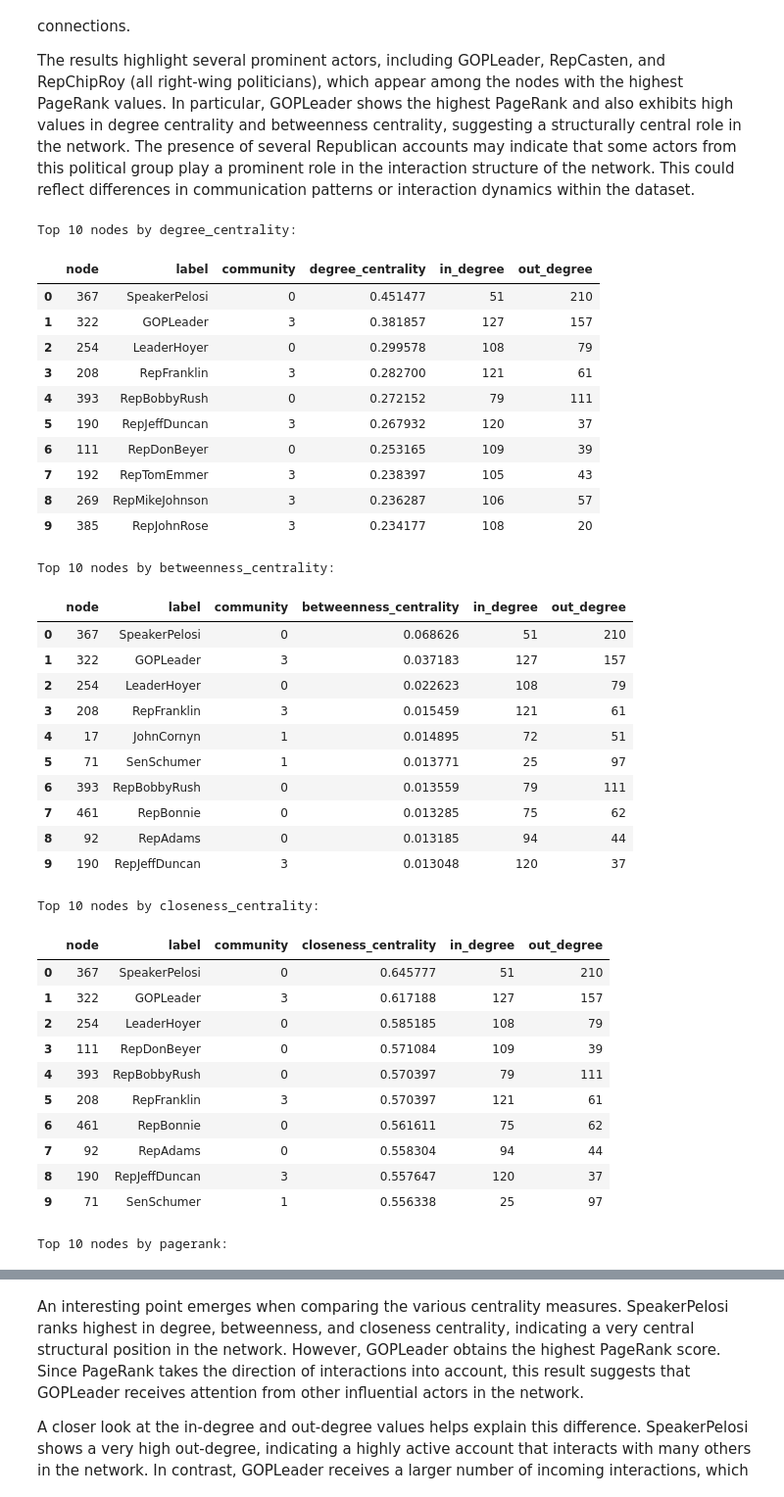
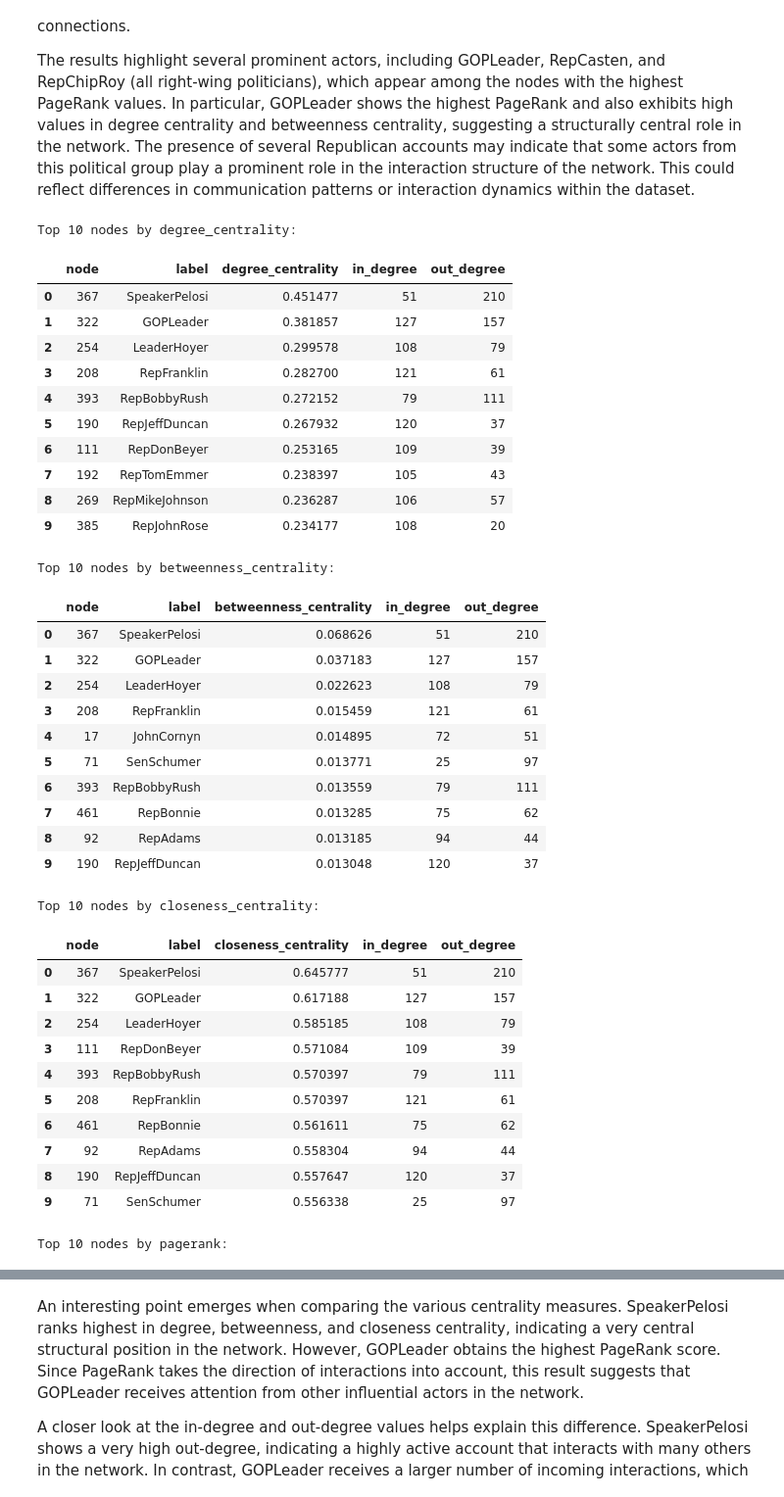
Before and after one commit to leilacielok/network_analysis, a Jupyter notebook: network_analysis.ipynb, the cells around one changed output, grey strips where cells are left out. Shown at 98% size. Saved outputs shown, nothing was run; the diff lists cells and outputs as text; code cells hidden in the pictures.

```diff
--- a/network_analysis.ipynb
+++ b/network_analysis.ipynb
@@ -590,7 +590,7 @@ bet_cent = nx.betweenness_centrality(G_und, normalized=True)
 clo_cent = nx.closeness_centrality(G_und)
 
 # PageRank (directed)
-pr = nx.pagerank(G, alpha=0.85)
+pr = nx.pagerank(G, alpha=0.85, weight='weight')
 
 # In-degree and out-degree
 in_deg = dict(G.in_degree())
@@ -631,52 +631,52 @@ The results highlight several prominent actors, including GOPLeader, RepCasten,
 # %%
 # Key nodes
 def show_top(df, col, k=10):
     print(f"\nTop {k} nodes by {col}:")
     display(
         df.sort_values(col, ascending=False)
           .reset_index(drop=True)
-          .head(k)[["node", "label", "community", col, "in_degree", "out_degree"]]
+          .head(k)[["node", "label", col, "in_degree", "out_degree"]]
     )
 
 show_top(centrality_df, "degree_centrality")
 show_top(centrality_df, "betweenness_centrality")
 show_top(centrality_df, "closeness_centrality")
 show_top(centrality_df, "pagerank")
 # %% [output]
 Top 10 nodes by degree_centrality:
-|  | node | label | community | degree_centrality | in_degree | out_degree |
-| 0 | 367 | SpeakerPelosi | 0 | 0.451477 | 51 | 210 |
-| 1 | 322 | GOPLeader | 3 | 0.381857 | 127 | 157 |
-| 2 | 254 | LeaderHoyer | 0 | 0.299578 | 108 | 79 |
-| 3 | 208 | RepFranklin | 3 | 0.282700 | 121 | 61 |
-| 4 | 393 | RepBobbyRush | 0 | 0.272152 | 79 | 111 |
-| 5 | 190 | RepJeffDuncan | 3 | 0.267932 | 120 | 37 |
-| 6 | 111 | RepDonBeyer | 0 | 0.253165 | 109 | 39 |
-| 7 | 192 | RepTomEmmer | 3 | 0.238397 | 105 | 43 |
-| 8 | 269 | RepMikeJohnson | 3 | 0.236287 | 106 | 57 |
-| 9 | 385 | RepJohnRose | 3 | 0.234177 | 108 | 20 |
+|  | node | label | degree_centrality | in_degree | out_degree |
+| 0 | 367 | SpeakerPelosi | 0.451477 | 51 | 210 |
+| 1 | 322 | GOPLeader | 0.381857 | 127 | 157 |
+| 2 | 254 | LeaderHoyer | 0.299578 | 108 | 79 |
+| 3 | 208 | RepFranklin | 0.282700 | 121 | 61 |
+| 4 | 393 | RepBobbyRush | 0.272152 | 79 | 111 |
+| 5 | 190 | RepJeffDuncan | 0.267932 | 120 | 37 |
+| 6 | 111 | RepDonBeyer | 0.253165 | 109 | 39 |
+| 7 | 192 | RepTomEmmer | 0.238397 | 105 | 43 |
+| 8 | 269 | RepMikeJohnson | 0.236287 | 106 | 57 |
+| 9 | 385 | RepJohnRose | 0.234177 | 108 | 20 |
 Top 10 nodes by betweenness_centrality:
-|  | node | label | community | betweenness_centrality | in_degree | out_degree |
-| 0 | 367 | SpeakerPelosi | 0 | 0.068626 | 51 | 210 |
-| 1 | 322 | GOPLeader | 3 | 0.037183 | 127 | 157 |
-| 2 | 254 | LeaderHoyer | 0 | 0.022623 | 108 | 79 |
-| 3 | 208 | RepFranklin | 3 | 0.015459 | 121 | 61 |
-| 4 | 17 | JohnCornyn | 1 | 0.014895 | 72 | 51 |
-| 5 | 71 | SenSchumer | 1 | 0.013771 | 25 | 97 |
-| 6 | 393 | RepBobbyRush | 0 | 0.013559 | 79 | 111 |
-| 7 | 461 | RepBonnie | 0 | 0.013285 | 75 | 62 |
-| 8 | 92 | RepAdams | 0 | 0.013185 | 94 | 44 |
-| 9 | 190 | RepJeffDuncan | 3 | 0.013048 | 120 | 37 |
+|  | node | label | betweenness_centrality | in_degree | out_degree |
+| 0 | 367 | SpeakerPelosi | 0.068626 | 51 | 210 |
+| 1 | 322 | GOPLeader | 0.037183 | 127 | 157 |
+| 2 | 254 | LeaderHoyer | 0.022623 | 108 | 79 |
+| 3 | 208 | RepFranklin | 0.015459 | 121 | 61 |
+| 4 | 17 | JohnCornyn | 0.014895 | 72 | 51 |
+| 5 | 71 | SenSchumer | 0.013771 | 25 | 97 |
+| 6 | 393 | RepBobbyRush | 0.013559 | 79 | 111 |
+| 7 | 461 | RepBonnie | 0.013285 | 75 | 62 |
+| 8 | 92 | RepAdams | 0.013185 | 94 | 44 |
+| 9 | 190 | RepJeffDuncan | 0.013048 | 120 | 37 |
 Top 10 nodes by closeness_centrality:
-|  | node | label | community | closeness_centrality | in_degree | out_degree |
-| 0 | 367 | SpeakerPelosi | 0 | 0.645777 | 51 | 210 |
-| 1 | 322 | GOPLeader | 3 | 0.617188 | 127 | 157 |
-| 2 | 254 | LeaderHoyer | 0 | 0.585185 | 108 | 79 |
-| 3 | 111 | RepDonBeyer | 0 | 0.571084 | 109 | 39 |
-| 4 | 393 | RepBobbyRush | 0 | 0.570397 | 79 | 111 |
-| 5 | 208 | RepFranklin | 3 | 0.570397 | 121 | 61 |
-| 6 | 461 | RepBonnie | 0 | 0.561611 | 75 | 62 |
-| 7 | 92 | RepAdams | 0 | 0.558304 | 94 | 44 |
-| 8 | 190 | RepJeffDuncan | 3 | 0.557647 | 120 | 37 |
-| 9 | 71 | SenSchumer | 1 | 0.556338 | 25 | 97 |
+|  | node | label | closeness_centrality | in_degree | out_degree |
+| 0 | 367 | SpeakerPelosi | 0.645777 | 51 | 210 |
+| 1 | 322 | GOPLeader | 0.617188 | 127 | 157 |
+| 2 | 254 | LeaderHoyer | 0.585185 | 108 | 79 |
+| 3 | 111 | RepDonBeyer | 0.571084 | 109 | 39 |
+| 4 | 393 | RepBobbyRush | 0.570397 | 79 | 111 |
+| 5 | 208 | RepFranklin | 0.570397 | 121 | 61 |
+| 6 | 461 | RepBonnie | 0.561611 | 75 | 62 |
+| 7 | 92 | RepAdams | 0.558304 | 94 | 44 |
+| 8 | 190 | RepJeffDuncan | 0.557647 | 120 | 37 |
+| 9 | 71 | SenSchumer | 0.556338 | 25 | 97 |
 Top 10 nodes by pagerank:
```
Also changed, not shown: parts of 1 cell of this notebook.
